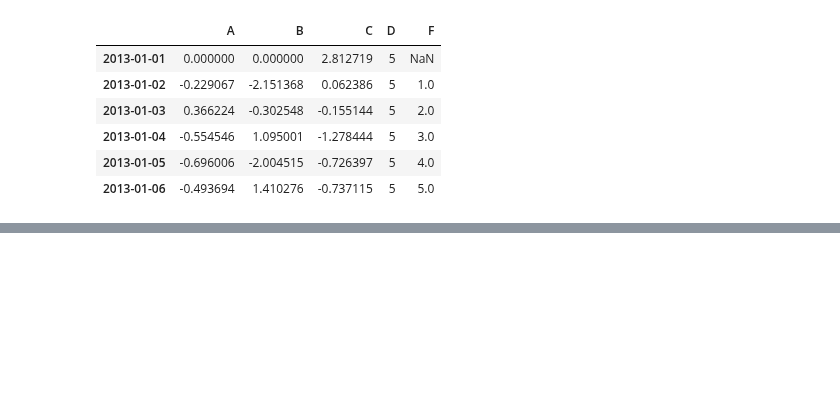
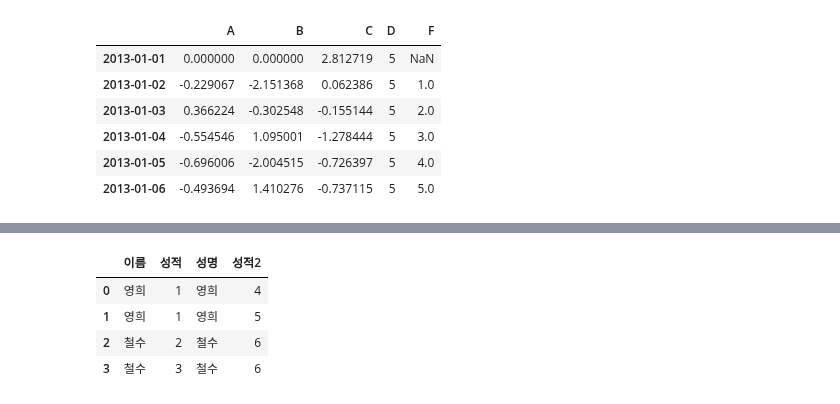
Before and after one commit to yieg77/pythonP, a Jupyter notebook: pandas/test.ipynb, the cells around one changed output, grey strips where cells are left out. Saved outputs shown, nothing was run; the diff lists cells and outputs as text; code cells hidden in the pictures; blank space fills up the shorter version.

```diff
--- a/pandas/test.ipynb
+++ b/pandas/test.ipynb
@@ -309,0 +586,8 @@ df
+# %%
+pd.merge(df1, df2, left_on='이름', right_on="성명")
+# %% [output]
+|  | 이름 | 성적 | 성명 | 성적2 |
+| 0 | 영희 | 1 | 영희 | 4 |
+| 1 | 영희 | 1 | 영희 | 5 |
+| 2 | 철수 | 2 | 철수 | 6 |
+| 3 | 철수 | 3 | 철수 | 6 |
```
Also changed, not shown: parts of 34 cells of this notebook, 8 other files.
